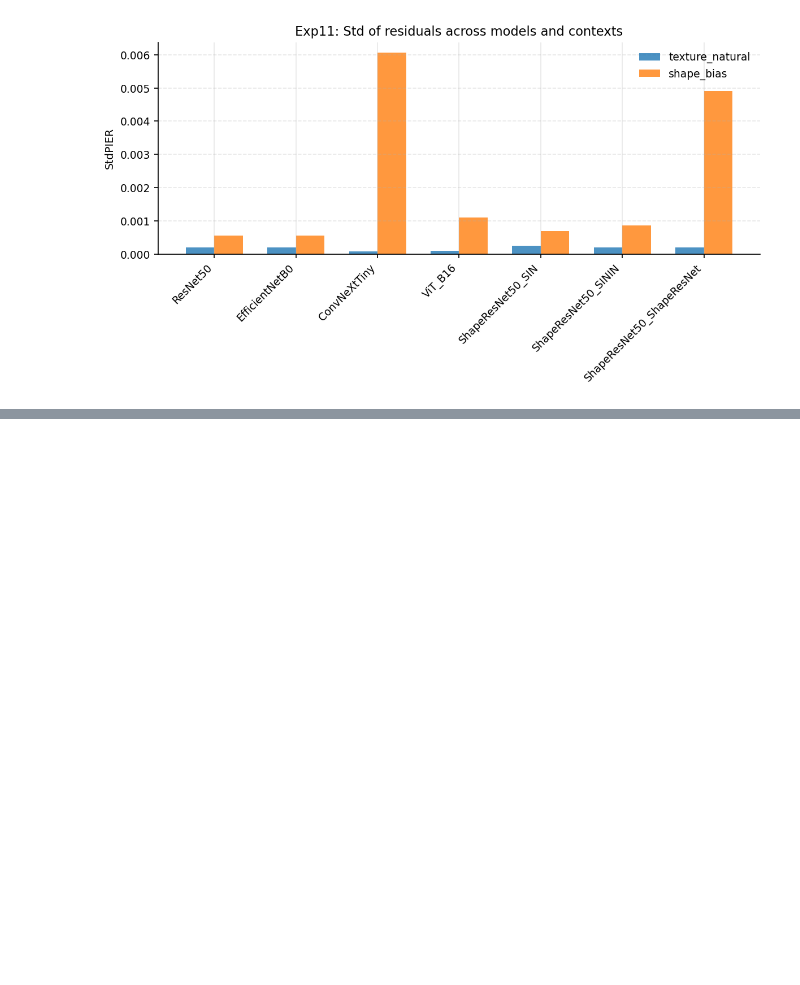
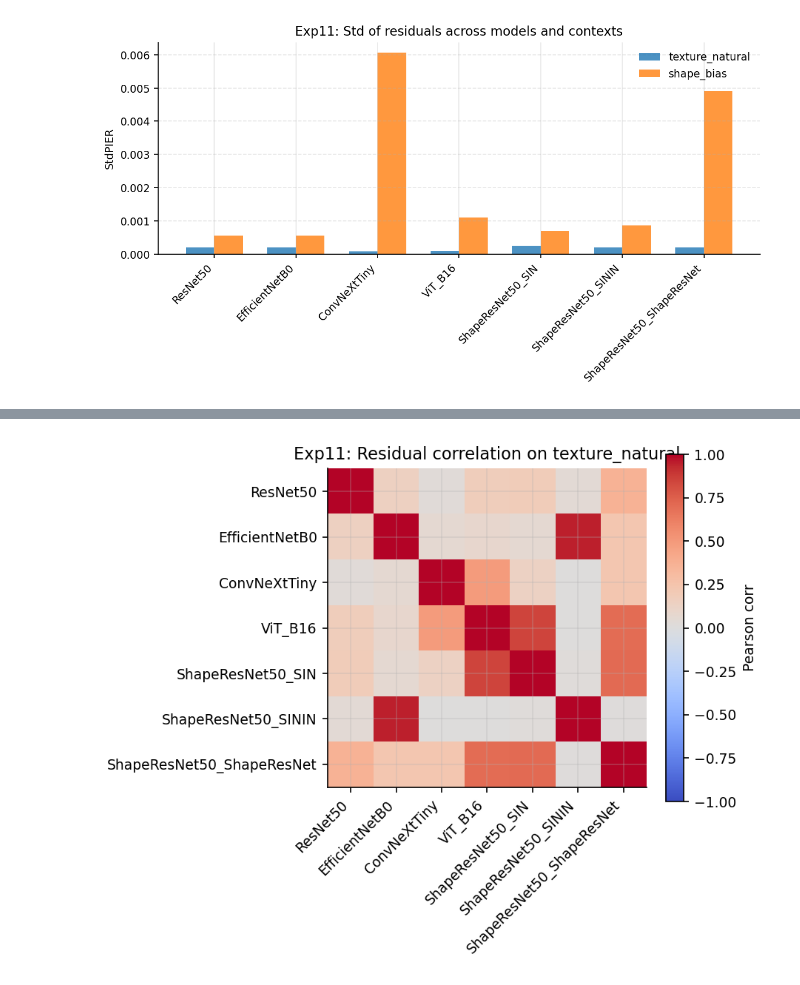
Before and after one commit to youlei202/ISQED, a Jupyter notebook: notebooks/11_shape_bias_texture.ipynb, the cells around one changed output, grey strips where cells are left out. Drawn from its saved outputs; the diff is of its cells as text; code cells hidden in the pictures; blank space fills up the shorter version.

```diff
--- a/notebooks/11_shape_bias_texture.ipynb
+++ b/notebooks/11_shape_bias_texture.ipynb
@@ -235,0 +287,39 @@ plt.show()
+# %%
+# Context = natural images
+context = "texture_natural"
+
+models_corr = [
+    "ResNet50",
+    "EfficientNetB0",
+    "ConvNeXtTiny",
+    "ViT_B16",
+    "ShapeResNet50_SIN",
+    "ShapeResNet50_SININ",
+    "ShapeResNet50_ShapeResNet",
+]
+
+# 构造残差矩阵: shape = (num_models, num_eval_points)
+residual_matrix = []
+for m in models_corr:
+    residual_matrix.append(load_residuals_exp11(context, m))
+residual_matrix = np.stack(residual_matrix, axis=0)
+
+# 计算 Pearson 相关系数矩阵
+corr_nat = np.corrcoef(residual_matrix)
+
+fig, ax = plt.subplots(figsize=(6, 5))
+im = ax.imshow(corr_nat, vmin=-1, vmax=1, cmap="coolwarm")
+
+ax.set_xticks(range(len(models_corr)))
+ax.set_xticklabels(models_corr, rotation=45, ha="right")
+ax.set_yticks(range(len(models_corr)))
+ax.set_yticklabels(models_corr)
+
+ax.set_title(f"Exp11: Residual correlation on {context}")
+cbar = fig.colorbar(im, ax=ax)
+cbar.set_label("Pearson corr")
+
+plt.tight_layout()
+plt.show()
+# %% [output]
+[figure, added]
```
Also changed, not shown: parts of 4 cells of this notebook, 2 other files.
